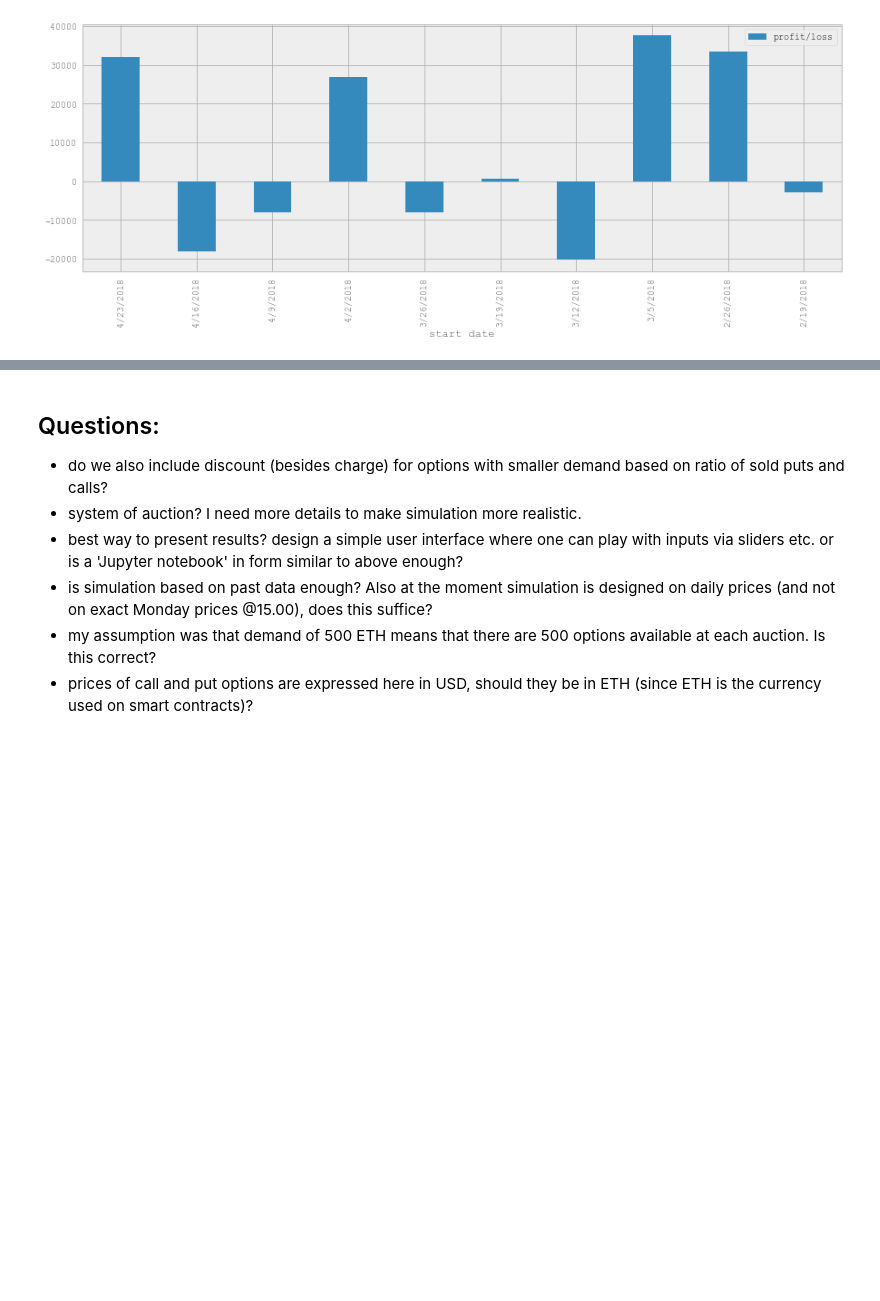
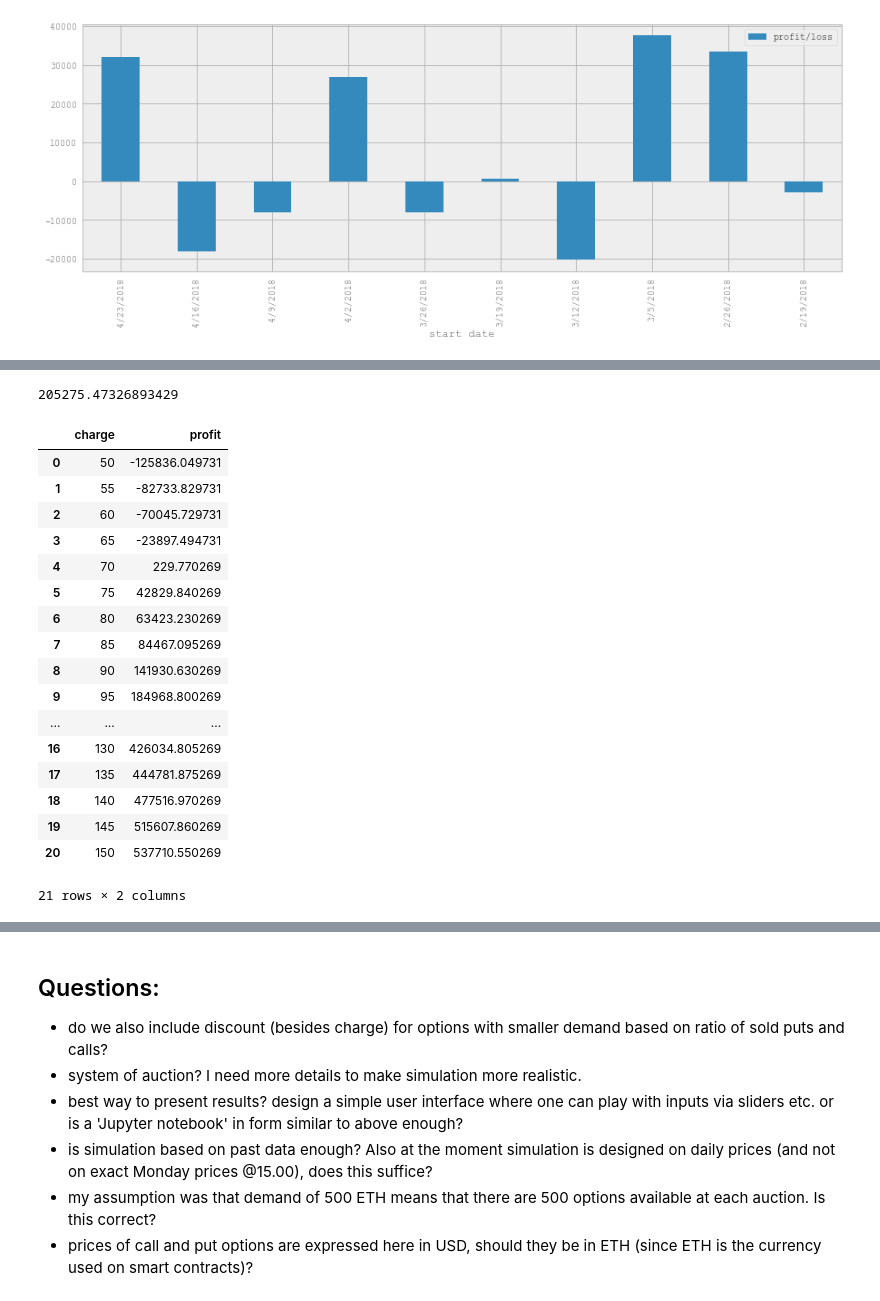
Before and after one commit to metodj/kripto, a Jupyter notebook: options model/simulation.ipynb, the cells around one changed output, grey strips where cells are left out. Drawn from its saved outputs; the diff is of its cells as text; code cells hidden in the pictures; blank space fills up the shorter version.

```diff
--- a/options model/simulation.ipynb
+++ b/options model/simulation.ipynb
@@ -104,0 +215,39 @@ Axes(0.125,0.125;0.775x0.755)
+# %%
+#we repeat simulation n times and calculate the average profit (each time we have different list of ratios)
+def average(n, margin, charge):
+    vsota = 0
+    for _ in range(n):
+        vsota += simulation_expanded(margin,charge,40,0.7, display=False)
+    return vsota / n
+
+average(500, 1.5, 100)
+# %% [output]
+205275.47326893429
+# %%
+df = pd.DataFrame()
+
+for i in range(21):
+    tmp = average(100,1.5,50+i*5)
+    data = pd.DataFrame({"charge": 50+i*5, "profit": tmp}, index=[i])
+    df = df.append(data)
+
+df
+# %% [output]
+|  | charge | profit |
+| 0 | 50 | -125836.049731 |
+| 1 | 55 | -82733.829731 |
+| 2 | 60 | -70045.729731 |
+| 3 | 65 | -23897.494731 |
+| 4 | 70 | 229.770269 |
+| 5 | 75 | 42829.840269 |
+| 6 | 80 | 63423.230269 |
+| 7 | 85 | 84467.095269 |
+| 8 | 90 | 141930.630269 |
+| 9 | 95 | 184968.800269 |
+| ... | ... | ... |
+| 16 | 130 | 426034.805269 |
+| 17 | 135 | 444781.875269 |
+| 18 | 140 | 477516.970269 |
+| 19 | 145 | 515607.860269 |
+| 20 | 150 | 537710.550269 |
+21 rows × 2 columns
```
Also changed, not shown: parts of 7 cells of this notebook.
